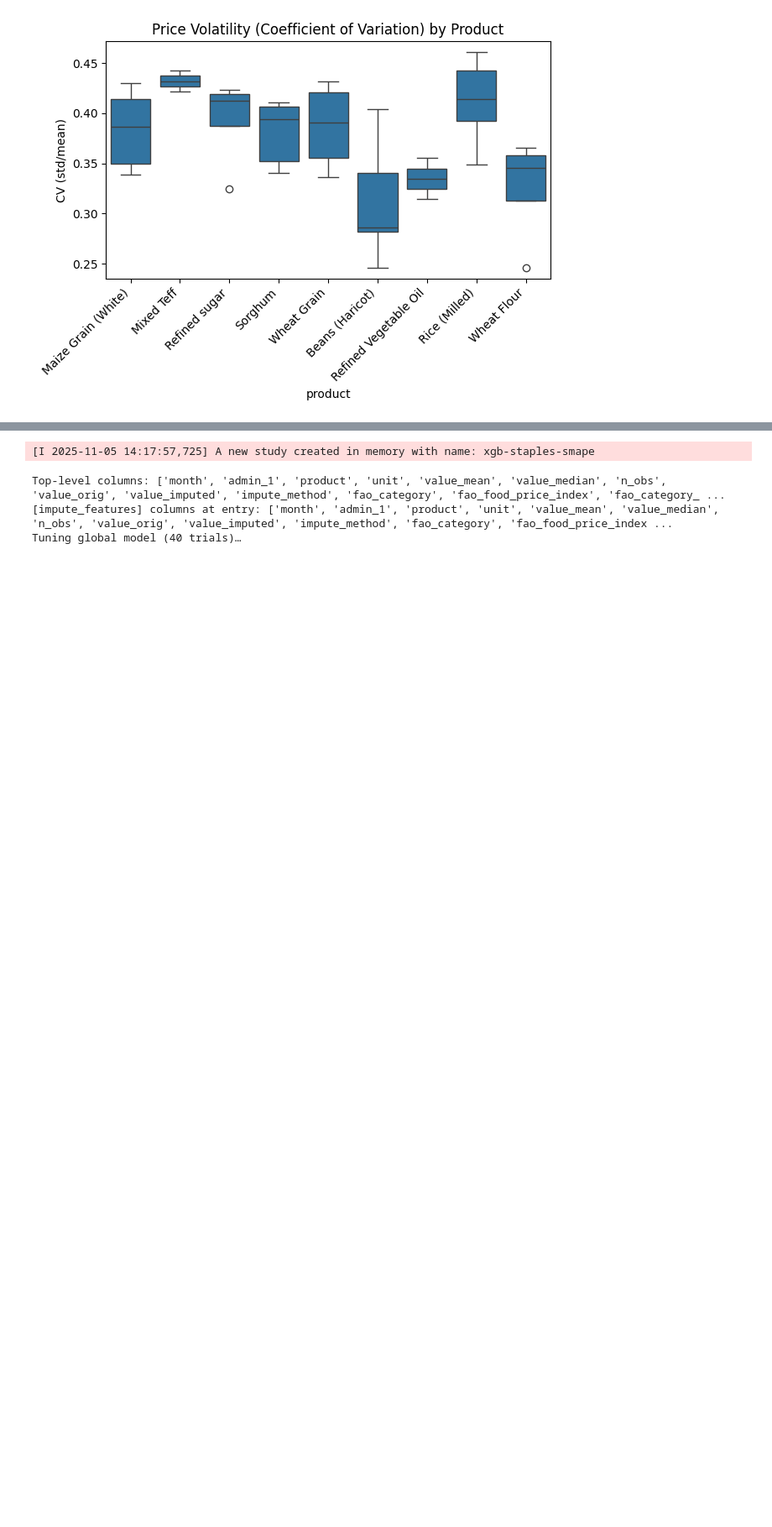
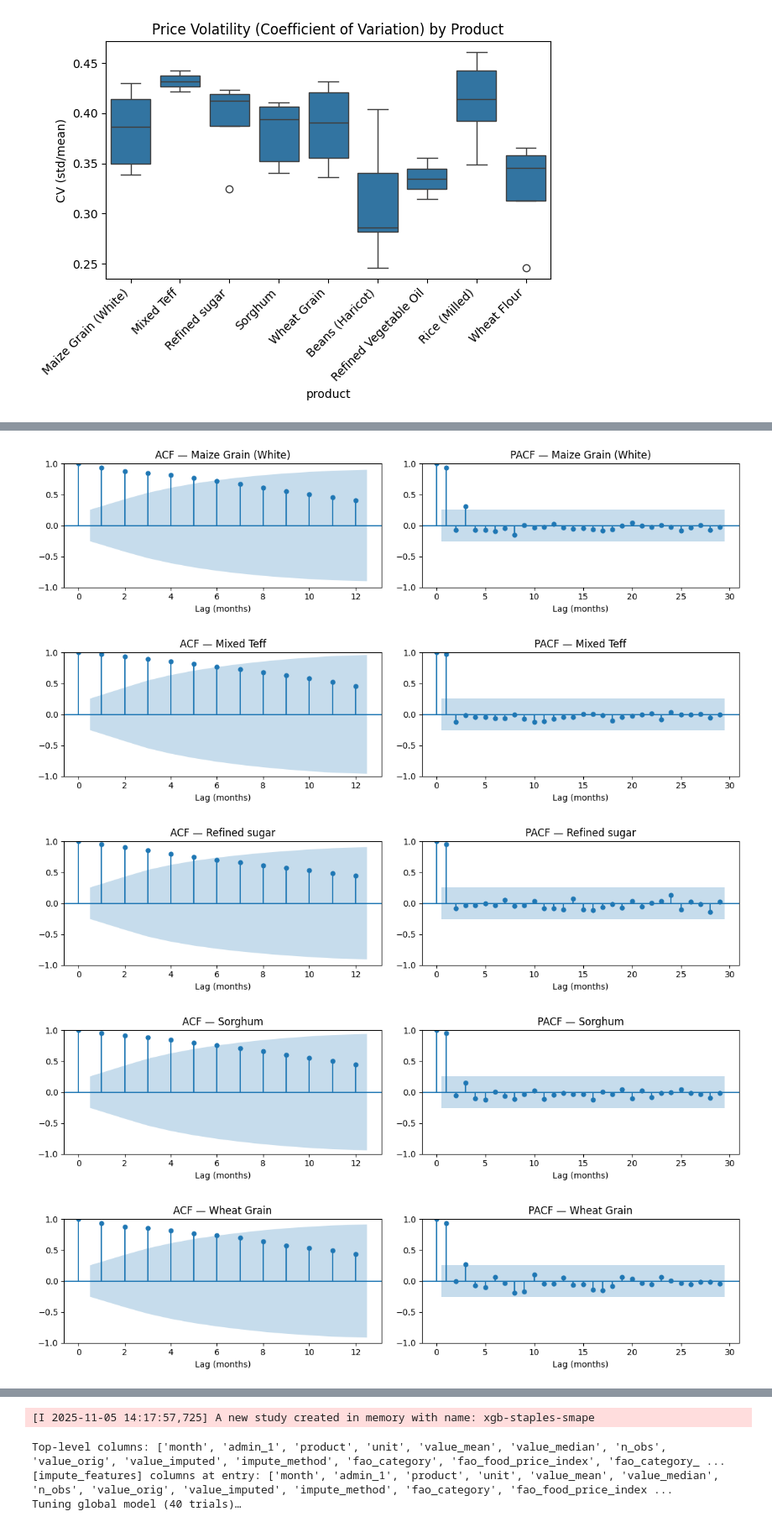
Before and after one commit to nataschaminnitt/food_security, a Jupyter notebook: etl/pipeline.ipynb, the cells around one changed output, grey strips where cells are left out. Shown at 84% size. Drawn from its saved outputs; the diff is of its cells as text; code cells hidden in the pictures; blank space fills up the shorter version.

Commit message:
time-series exploratory analysis

```diff
--- a/etl/pipeline.ipynb
+++ b/etl/pipeline.ipynb
@@ -1606,0 +1655,40 @@ plt.show()
+# %%
+# Autocorrelation analysis of df['y'] (df already has a DatetimeIndex)
+
+from statsmodels.graphics.tsaplots import plot_acf, plot_pacf
+
+for p in products:
+    d = df[df["product"] == p]
+    if d.empty:
+        continue
+
+    # Ensure datetime, sort, and build a monthly series averaged across regions
+    d = d.copy()
+    d["month"] = pd.to_datetime(d["month"], errors="coerce")
+    s = (
+        d.set_index("month")["value_imputed"]
+         .sort_index()
+         .resample("ME")
+         .mean()
+         .dropna()
+    )
+
+    if len(s) < 3:
+        continue
+
+    # Choose sensible lag cap
+    nlags = min(12, len(s) - 1)
+
+    fig, (ax1, ax2) = plt.subplots(1, 2, figsize=(12, 3))
+    plot_acf(s, lags=nlags, ax=ax1, title=f"ACF — {p}", fft=True, alpha=0.05)
+    plot_pacf(s, lags=min(29, len(s)-1), ax=ax2, title=f"PACF — {p}", method="ywm")
+    for ax in (ax1, ax2):
+        ax.set_xlabel("Lag (months)")
+    plt.tight_layout()
+    plt.show()
+# %% [output]
+[figure, added]
+[figure, added]
+[figure, added]
+[figure, added]
+[figure, added]
```
Also changed, not shown: parts of 5 cells of this notebook.
